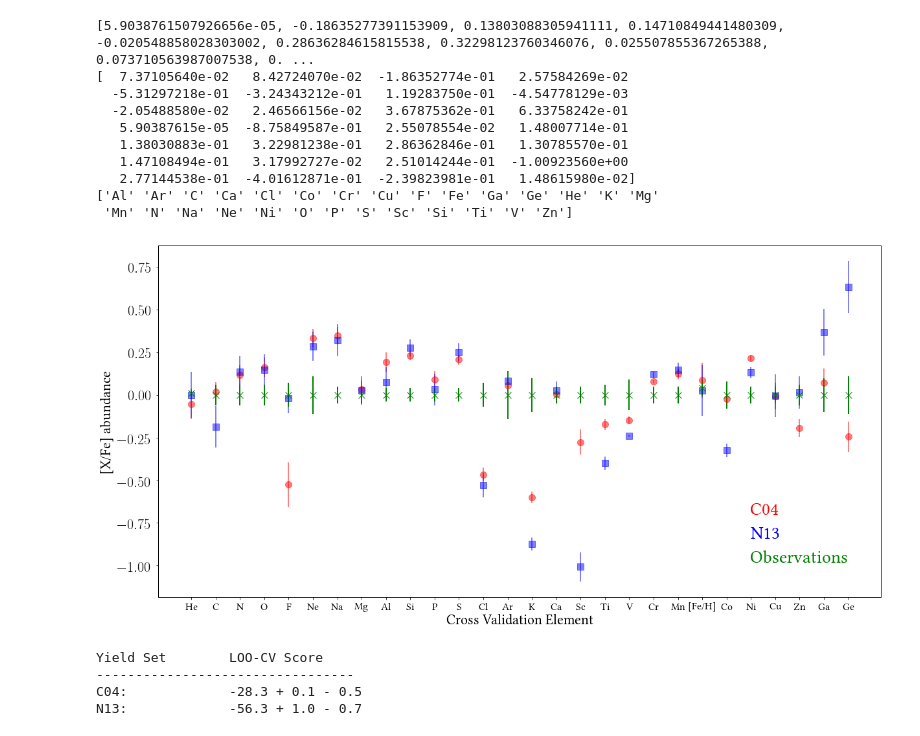
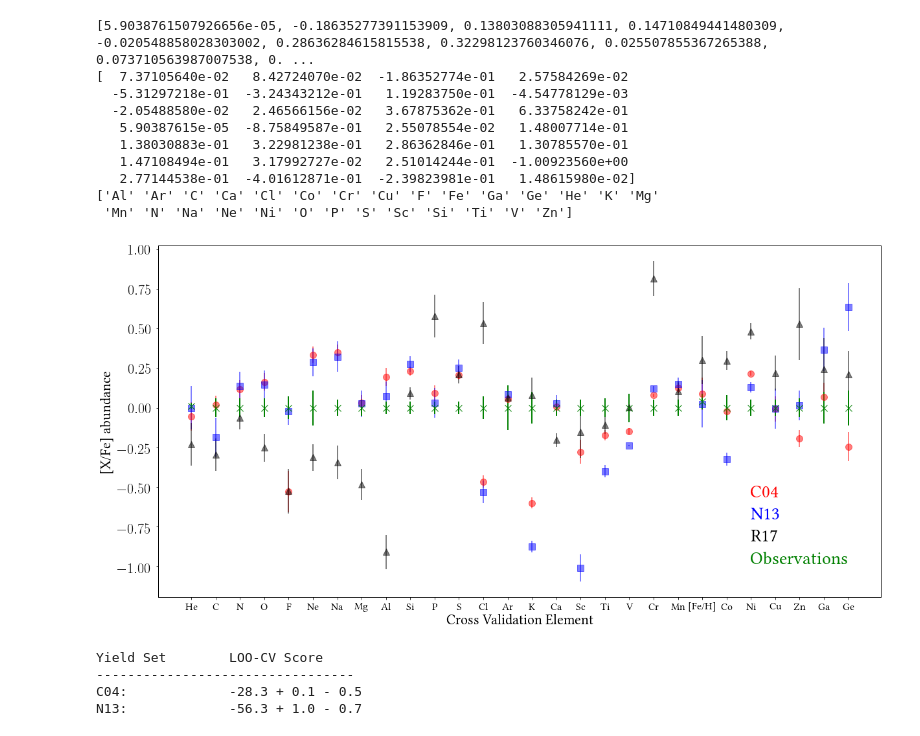
Before and after one commit to oliverphilcox/ChempyMulti, a Jupyter notebook: Overall LOO-CV Scores.ipynb, the cells around one changed output. Cells and saved outputs as stored; diff of their text form; code cells hidden in the pictures.

```diff
--- a/Overall LOO-CV Scores.ipynb
+++ b/Overall LOO-CV Scores.ipynb
@@ -2,19 +2,22 @@
 %pylab inline
 dat2 = np.load('/home/philcox/Save/OVERALL/Hogg_element_predictions_chieffi04_net.npz')
 dat3 = np.load('/home/philcox/Save/OVERALL/Hogg_element_predictions_Nomoto2013_net.npz')
+dat4 = np.load('/home/philcox/Save/OVERALL/Hogg_normalised_element_predictions_NuGrid_net.npz')
 
-name_list = ['C04','N13']
+name_list = ['C04','N13','R17']
 shape_list = ['o','s','^']
 color_list = ['r','b','k']
 
-data_list = [dat2,dat3]
+data_list = [dat2,dat3,dat4]
 means = [dat['mean'] for dat in data_list]
 sigmas = [dat['sigma'] for dat in data_list]
 elements = dat2['elements']
-scores = [dat['scores'] for dat in data_list]
+scores = [dat['scores'] for dat in [dat2,dat3]]
+norm_scores = [dat['normalised_scores'] for dat in [dat4]]
 
 dat2.close()
 dat3.close()
+dat4.close()
 # %% [output]
 Populating the interactive namespace from numpy and matplotlib
 # %%
@@ -64,37 +67,37 @@ large_text = 28
 text_size = 22
 marker_size= 10
 small_text = 16
 plt.rc('font', family='serif',size = large_text)
 plt.rc('xtick', labelsize=small_text)
 plt.rc('ytick', labelsize=text_size)
 plt.rc('axes', labelsize=text_size, lw=1.0)
 plt.rc('lines', linewidth = 2)
 plt.rcParams['ytick.major.pad']='8'
 plt.rcParams['text.latex.preamble']=[r"\usepackage{libertine}"]
 params = {'text.usetex' : True,
     'font.family' : 'libertine',
     'text.latex.unicode': True,
     }
 plt.rcParams.update(params)
 
 # Iterate over trials
-for i in range(2):
+for i in range(3):
     plt.errorbar(np.arange(len(alpha_names)),alphamean[i],yerr=alphasigma[i],fmt=shape_list[i],ms=marker_size,c=color_list[i],alpha=0.5,label=name_list[i])
-    plt.text(23,-0.7-0.14*i,name_list[i],color=color_list[i])
+    plt.text(23,-0.56-0.14*i,name_list[i],color=color_list[i])
 plt.errorbar(np.arange(len(alpha_names)),ps_abun,yerr=ps_err,fmt='x',ms=marker_size,c='g',label='Observations')
-plt.text(23,-0.7-0.14*2,'Observations',color='g')
+plt.text(23,-0.56-0.14*3,'Observations',color='g')
 plt.ylabel('[X/Fe] abundance')
 plt.xlabel('Cross Validation Element')
 #plt.legend(loc='upper right',)
 ax=plt.gca()
 #elements = alpha_names.astype("<U6")
 for e,el in enumerate(alpha_names):
     if el == 'Fe':
         alpha_names[e] = '[Fe/H]'
 la=plt.setp(ax,xticks=np.arange(len(alpha_names)), xticklabels=alpha_names)
 plt.savefig('PaperPlots/element_prediction.pdf',dpi=300,bbox_inches='tight')
 # %% [output]
-[figure, old version]
+[figure, new version]
 # %%
 # Table of scores
 print('Yield Set \t LOO-CV Score')
```
Also changed, not shown: parts of 2 cells of this notebook, 9 other files.
